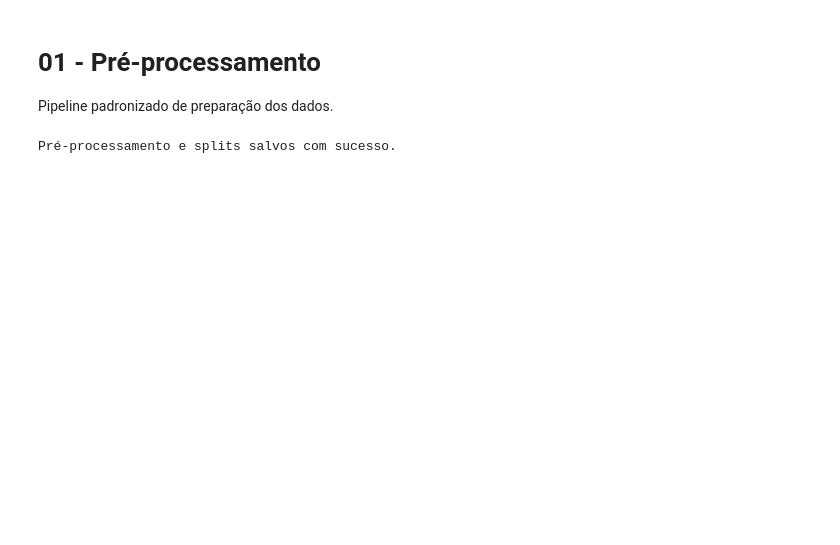
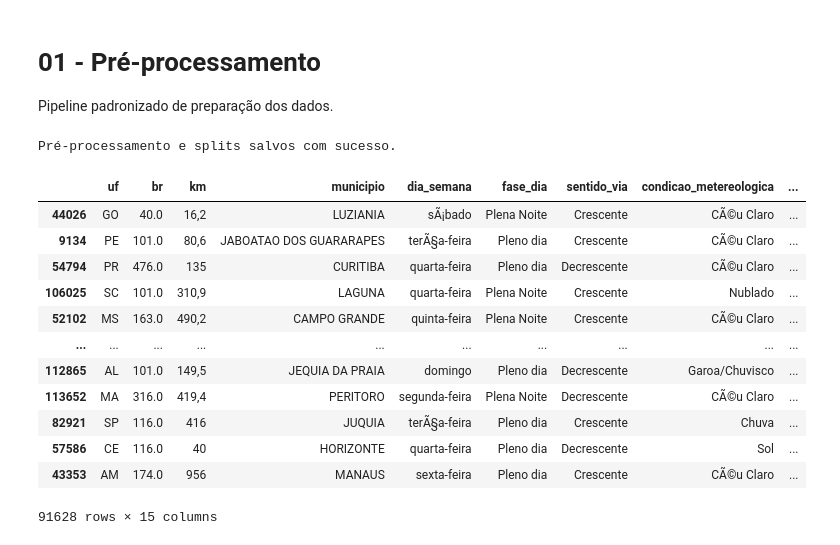
Before and after one commit to elainerreis/predicao_acidentes_rodoviarios, a Jupyter notebook: notebooks/01_notebook.ipynb, the cells around one changed output. Saved outputs shown, nothing was run; the diff lists cells and outputs as text; code cells hidden in the pictures; blank space fills up the shorter version.

```diff
--- a/notebooks/01_notebook.ipynb
+++ b/notebooks/01_notebook.ipynb
@@ -55,3 +57,19 @@ joblib.dump(
 print("Pré-processamento e splits salvos com sucesso.")
 # %% [output]
 Pré-processamento e splits salvos com sucesso.
+# %%
+X_train
+# %% [output]
+|  | uf | br | km | municipio | dia_semana | fase_dia | sentido_via | condicao_metereologica | ... |
+| 44026 | GO | 40.0 | 16,2 | LUZIANIA | sÃ¡bado | Plena Noite | Crescente | CÃ©u Claro | ... |
+| 9134 | PE | 101.0 | 80,6 | JABOATAO DOS GUARARAPES | terÃ§a-feira | Pleno dia | Crescente | CÃ©u Claro | ... |
+| 54794 | PR | 476.0 | 135 | CURITIBA | quarta-feira | Pleno dia | Decrescente | CÃ©u Claro | ... |
+| 106025 | SC | 101.0 | 310,9 | LAGUNA | quarta-feira | Plena Noite | Crescente | Nublado | ... |
+| 52102 | MS | 163.0 | 490,2 | CAMPO GRANDE | quinta-feira | Plena Noite | Crescente | CÃ©u Claro | ... |
+| ... | ... | ... | ... | ... | ... | ... | ... | ... | ... |
+| 112865 | AL | 101.0 | 149,5 | JEQUIA DA PRAIA | domingo | Pleno dia | Decrescente | Garoa/Chuvisco | ... |
+| 113652 | MA | 316.0 | 419,4 | PERITORO | segunda-feira | Plena Noite | Decrescente | CÃ©u Claro | ... |
+| 82921 | SP | 116.0 | 416 | JUQUIA | terÃ§a-feira | Pleno dia | Crescente | Chuva | ... |
+| 57586 | CE | 116.0 | 40 | HORIZONTE | quarta-feira | Pleno dia | Decrescente | Sol | ... |
+| 43353 | AM | 174.0 | 956 | MANAUS | sexta-feira | Pleno dia | Crescente | CÃ©u Claro | ... |
+91628 rows × 15 columns
```
Also changed, not shown: parts of 2 cells of this notebook, 2 other files.
